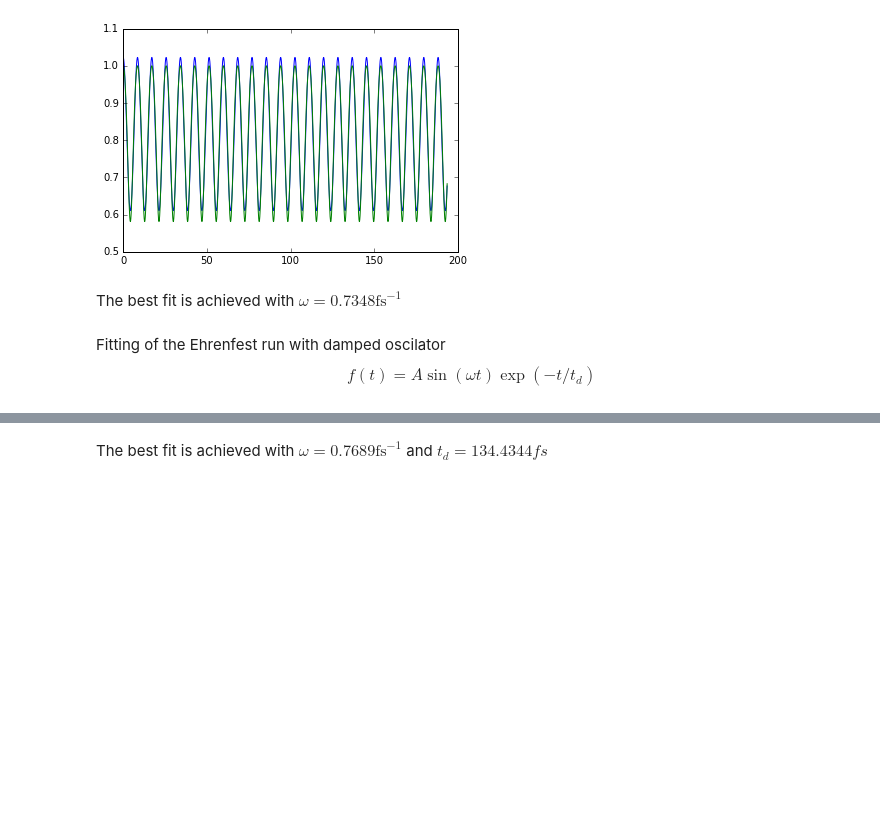
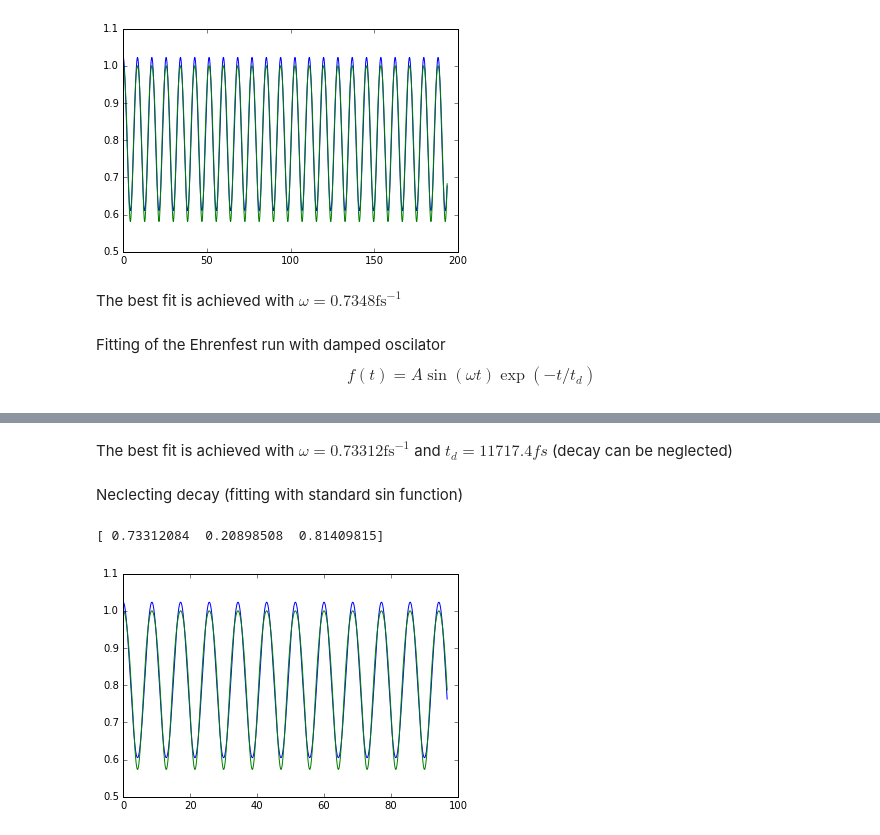
Before and after one commit to fbonafe/ipnbs, a Jupyter notebook: vib_freq_H2.ipynb, the cells around one changed output, grey strips where cells are left out. Drawn from its saved outputs; the diff is of its cells as text; code cells hidden in the pictures; blank space fills up the shorter version.

```diff
--- a/vib_freq_H2.ipynb
+++ b/vib_freq_H2.ipynb
@@ -88,2 +88,18 @@ print(poscd_opt)
 # %% [markdown]
-The best fit is achieved with $\omega = 0.7689 \mathrm{fs}^{-1}$ and $t_d = 134.4344 fs$
+The best fit is achieved with $\omega = 0.73312 \mathrm{fs}^{-1}$ and $t_d = 11717.4 fs$ (decay can be neglected)
+# %% [markdown]
+Neclecting decay (fitting with standard sin function)
+# %%
+pel_opt, pel_cov = curve_fit(osc, time_el, dhh_elec, p0=[0.7, 0.25, 0.816])
+# %%
+omega_el = pel_opt[0]
+amp_el = pel_opt[1]
+#phase_bo = posc_opt[2]
+d0_el = pel_opt[2]
+dhh_el2_fit = osc(time_el,omega_el,amp_el,d0_el)
+# %%
+plt.plot(time_el,dhh_el2_fit,time_el,dhh_elec)
+print(pel_opt)
+# %% [output]
+[ 0.73312084  0.20898508  0.81409815]
+[figure, added]
```
Also changed, not shown: parts of 3 cells of this notebook.
